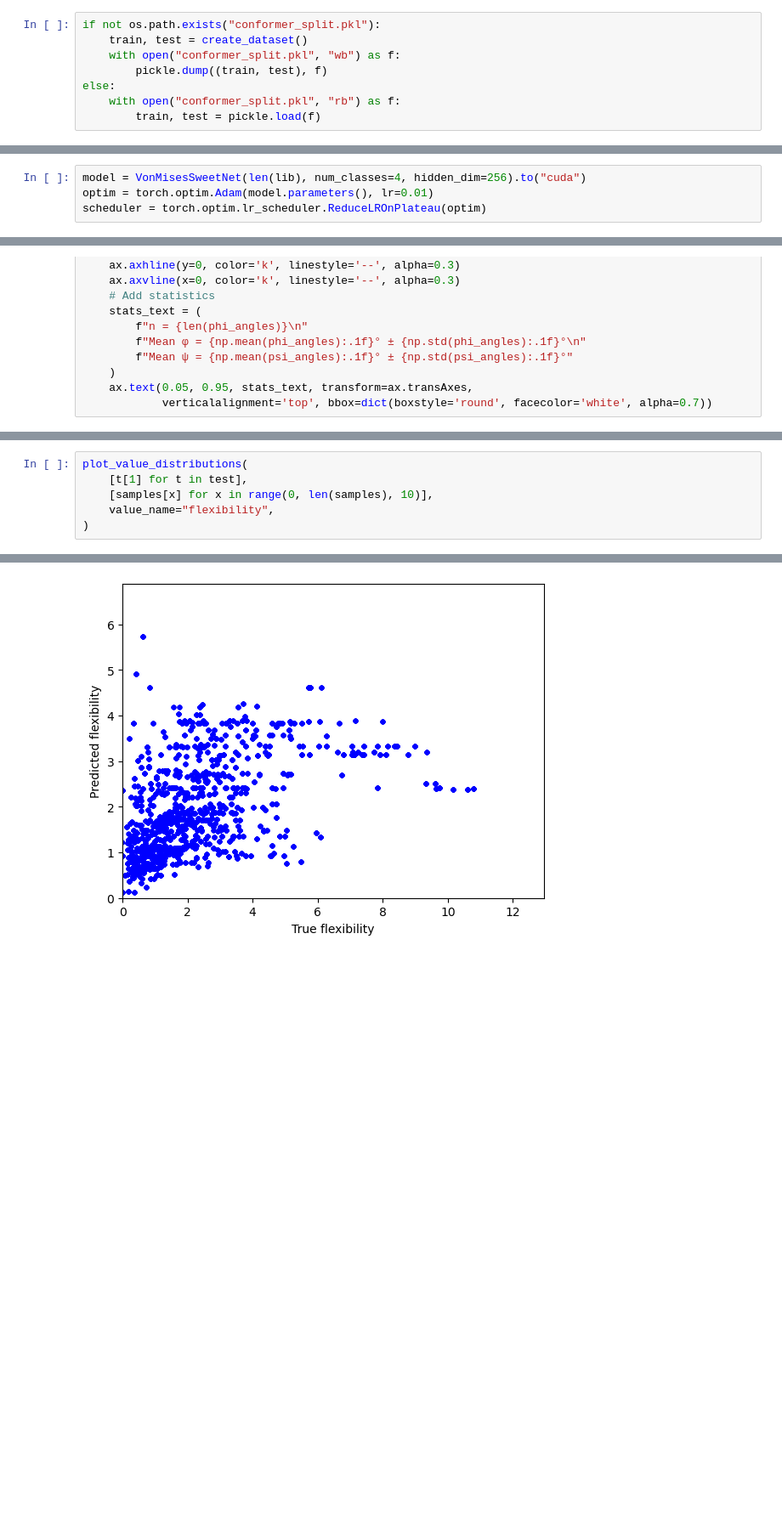
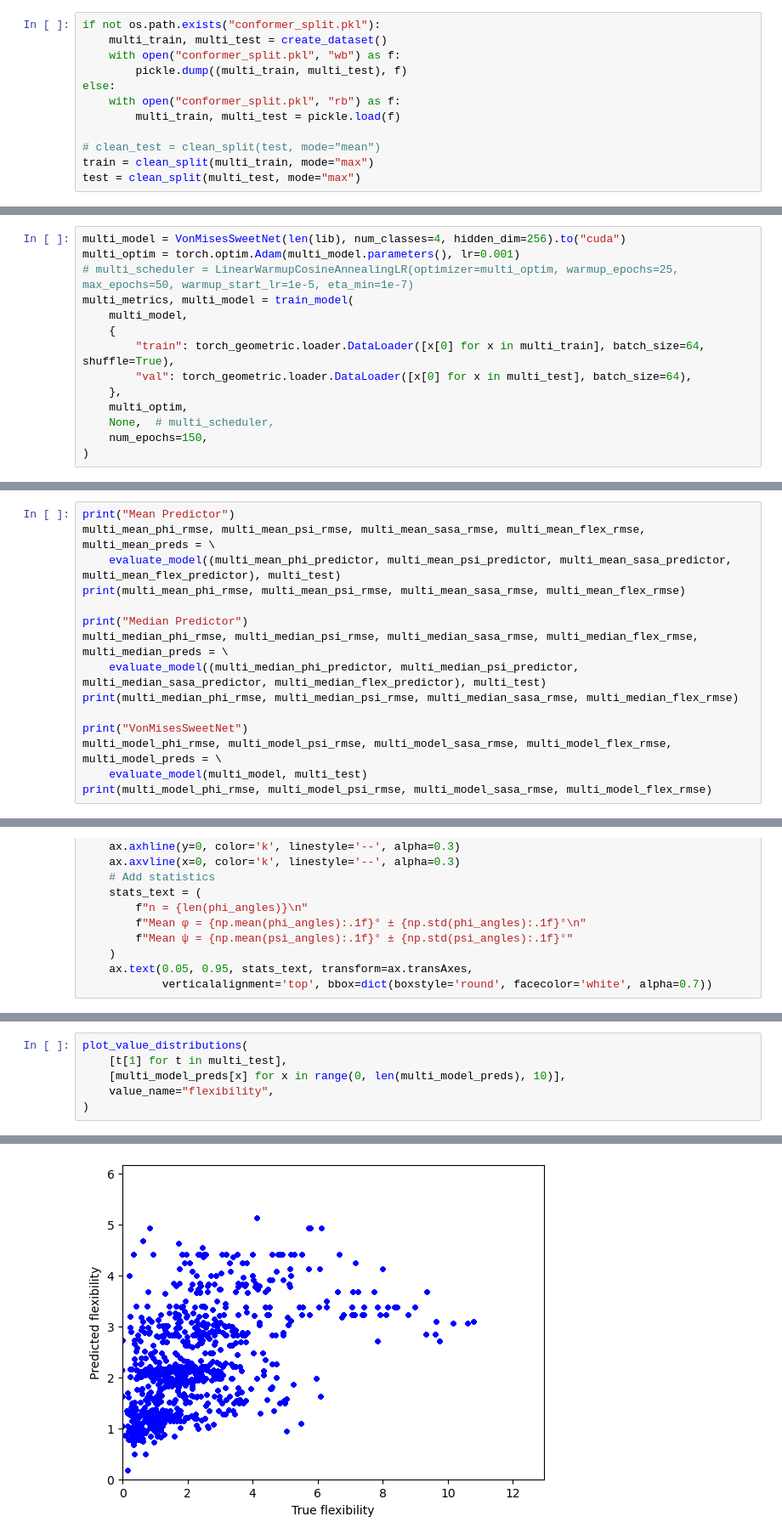
Before and after one commit to lthomes/glycontact, a Jupyter notebook: ConformerLearning.ipynb, the cells around one changed output, grey strips where cells are left out. Shown at 85% size. Saved outputs shown, nothing was run; the diff lists cells and outputs as text; blank space fills up the shorter version.

```diff
--- a/ConformerLearning.ipynb
+++ b/ConformerLearning.ipynb
@@ -30,8 +33,12 @@ sh: TMalign: command not found
 # %%
 if not os.path.exists("conformer_split.pkl"):
-    train, test = create_dataset()
+    multi_train, multi_test = create_dataset()
     with open("conformer_split.pkl", "wb") as f:
-        pickle.dump((train, test), f)
+        pickle.dump((multi_train, multi_test), f)
 else:
     with open("conformer_split.pkl", "rb") as f:
-        train, test = pickle.load(f)
+        multi_train, multi_test = pickle.load(f)
+
+# clean_test = clean_split(test, mode="mean")
+train = clean_split(multi_train, mode="max")
+test = clean_split(multi_test, mode="max")
@@ -38,4 +127,14 @@ else:
 # %%
-model = VonMisesSweetNet(len(lib), num_classes=4, hidden_dim=256).to("cuda")
-optim = torch.optim.Adam(model.parameters(), lr=0.01)
-scheduler = torch.optim.lr_scheduler.ReduceLROnPlateau(optim)
+multi_model = VonMisesSweetNet(len(lib), num_classes=4, hidden_dim=256).to("cuda")
+multi_optim = torch.optim.Adam(multi_model.parameters(), lr=0.001)
+# multi_scheduler = LinearWarmupCosineAnnealingLR(optimizer=multi_optim, warmup_epochs=25, max_epochs=50, warmup_start_lr=1e-5, eta_min=1e-7)
+multi_metrics, multi_model = train_model(
+    multi_model,
+    {
+        "train": torch_geometric.loader.DataLoader([x[0] for x in multi_train], batch_size=64, shuffle=True),
+        "val": torch_geometric.loader.DataLoader([x[0] for x in multi_test], batch_size=64),
+    },
+    multi_optim,
+    None,  # multi_scheduler,
+    num_epochs=150,
+)
@@ -130,0 +172,15 @@ samples = sample_from_model(model, test)
+# %%
+print("Mean Predictor")
+multi_mean_phi_rmse, multi_mean_psi_rmse, multi_mean_sasa_rmse, multi_mean_flex_rmse, multi_mean_preds = \
+    evaluate_model((multi_mean_phi_predictor, multi_mean_psi_predictor, multi_mean_sasa_predictor, multi_mean_flex_predictor), multi_test)
+print(multi_mean_phi_rmse, multi_mean_psi_rmse, multi_mean_sasa_rmse, multi_mean_flex_rmse)
+
+print("Median Predictor")
+multi_median_phi_rmse, multi_median_psi_rmse, multi_median_sasa_rmse, multi_median_flex_rmse, multi_median_preds = \
+    evaluate_model((multi_median_phi_predictor, multi_median_psi_predictor, multi_median_sasa_predictor, multi_median_flex_predictor), multi_test)
+print(multi_median_phi_rmse, multi_median_psi_rmse, multi_median_sasa_rmse, multi_median_flex_rmse)
+
+print("VonMisesSweetNet")
+multi_model_phi_rmse, multi_model_psi_rmse, multi_model_sasa_rmse, multi_model_flex_rmse, multi_model_preds = \
+    evaluate_model(multi_model, multi_test)
+print(multi_model_phi_rmse, multi_model_psi_rmse, multi_model_sasa_rmse, multi_model_flex_rmse)
@@ -228,7 +294,7 @@ plot_value_distributions(
 # %%
 plot_value_distributions(
-    [t[1] for t in test],
-    [samples[x] for x in range(0, len(samples), 10)],
+    [t[1] for t in multi_test],
+    [multi_model_preds[x] for x in range(0, len(multi_model_preds), 10)],
     value_name="flexibility",
 )
 # %% [output]
@@ -236 +302 @@ plot_value_distributions(
-[figure, old version]
+[figure, new version]
```
Also changed, not shown: parts of 18 cells of this notebook, 2 other files.
